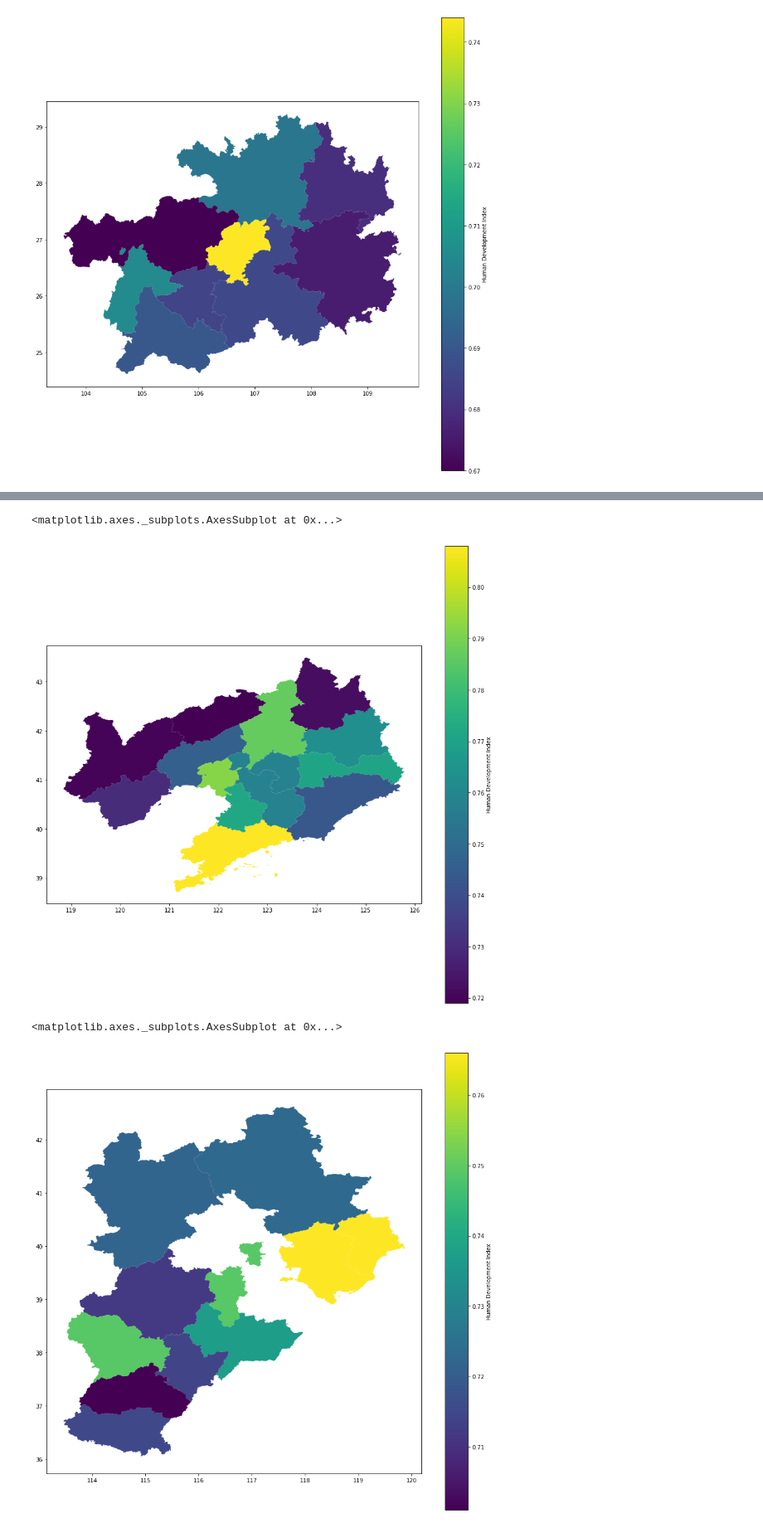
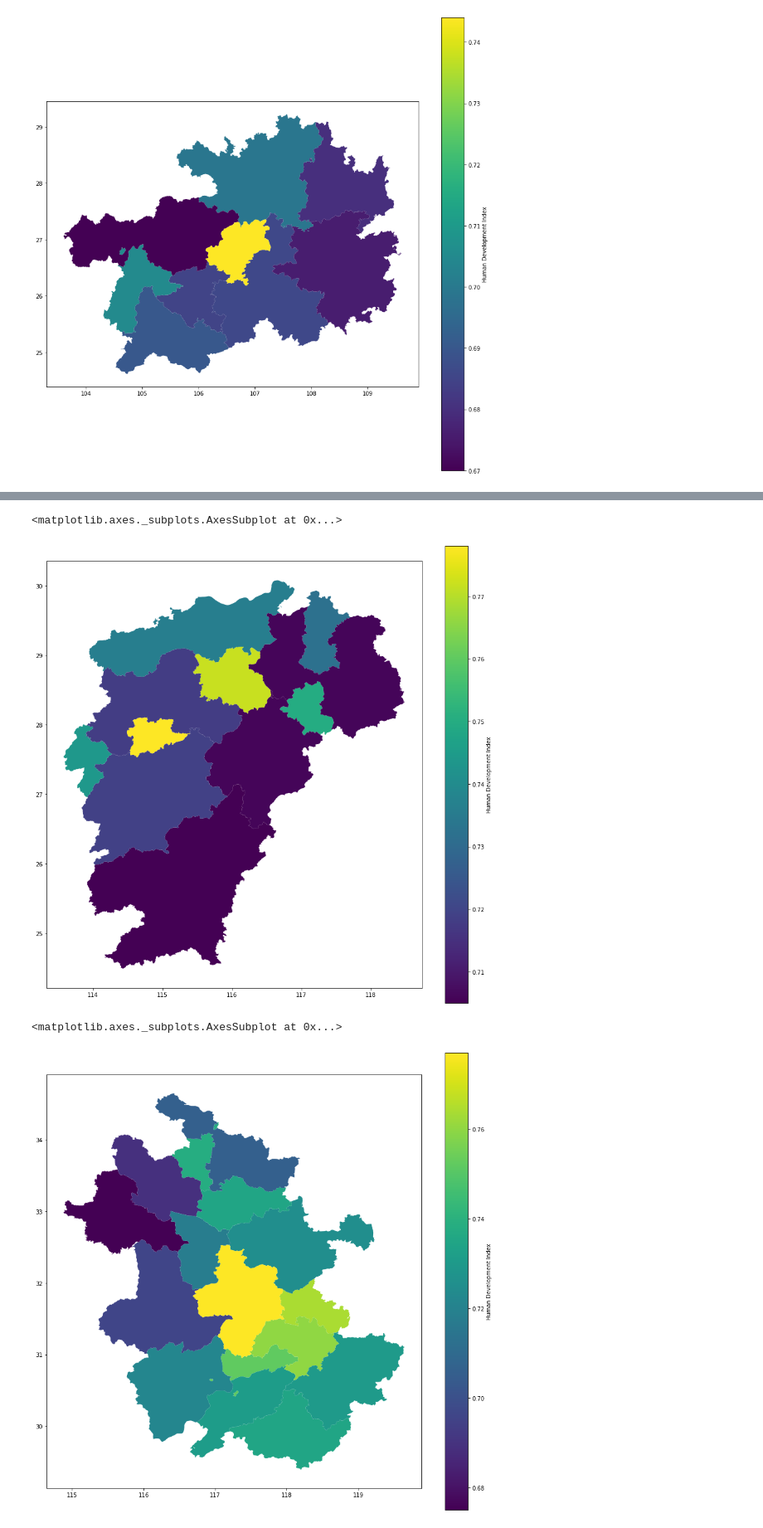
Before and after one commit to tsycstang/china_hdi_2016, a Jupyter notebook: Geo_Analysis_China.ipynb, the cells around one changed output, grey strips where cells are left out. Shown at 83% size. Drawn from its saved outputs; the diff is of its cells as text; code cells hidden in the pictures.

```diff
--- a/Geo_Analysis_China.ipynb
+++ b/Geo_Analysis_China.ipynb
@@ -83,5 +96,5 @@ china_prov.plot(ax=base, facecolor='none', edgecolor='black')
 # %%
-china_data = pd.read_csv('/content/china_hdi_data.csv')
+china_data = pd.read_csv('/content/china_hdi_2016/china_hdi_data.csv')
 # %%
 china_data = china_data.astype({'code': str})
 # %%
@@ -154,11 +242,11 @@ china_plot[china_plot['province name']=='山西省'].plot('hdi', legend=True, fi
 # %%
-china_plot[china_plot['province name']=='辽宁省'].plot('hdi', legend=True, figsize=(15, 15), legend_kwds={'label': "Human Development Index"})
+china_plot[china_plot['province name']=='江西省'].plot('hdi', legend=True, figsize=(15, 15), legend_kwds={'label': "Human Development Index"})
 # %% [output]
 <matplotlib.axes._subplots.AxesSubplot at 0x...>
-[figure, old version]
+[figure, new version]
 # %%
-china_plot[china_plot['province name']=='河北省'].plot('hdi', legend=True, figsize=(15, 15), legend_kwds={'label': "Human Development Index"})
+china_plot[china_plot['province name']=='安徽省'].plot('hdi', legend=True, figsize=(15, 15), legend_kwds={'label': "Human Development Index"})
 # %% [output]
 <matplotlib.axes._subplots.AxesSubplot at 0x...>
-[figure, old version]
+[figure, new version]
 # %%
```
Also changed, not shown: parts of 24 cells of this notebook.
